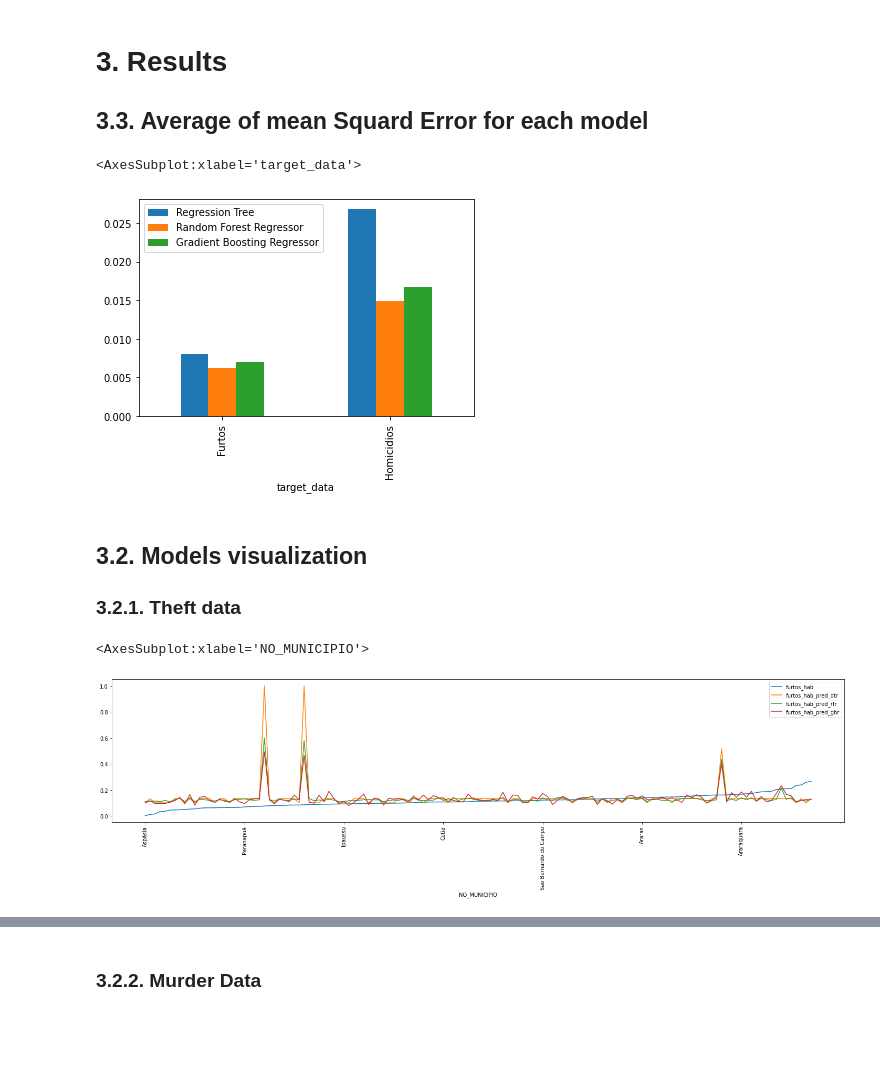
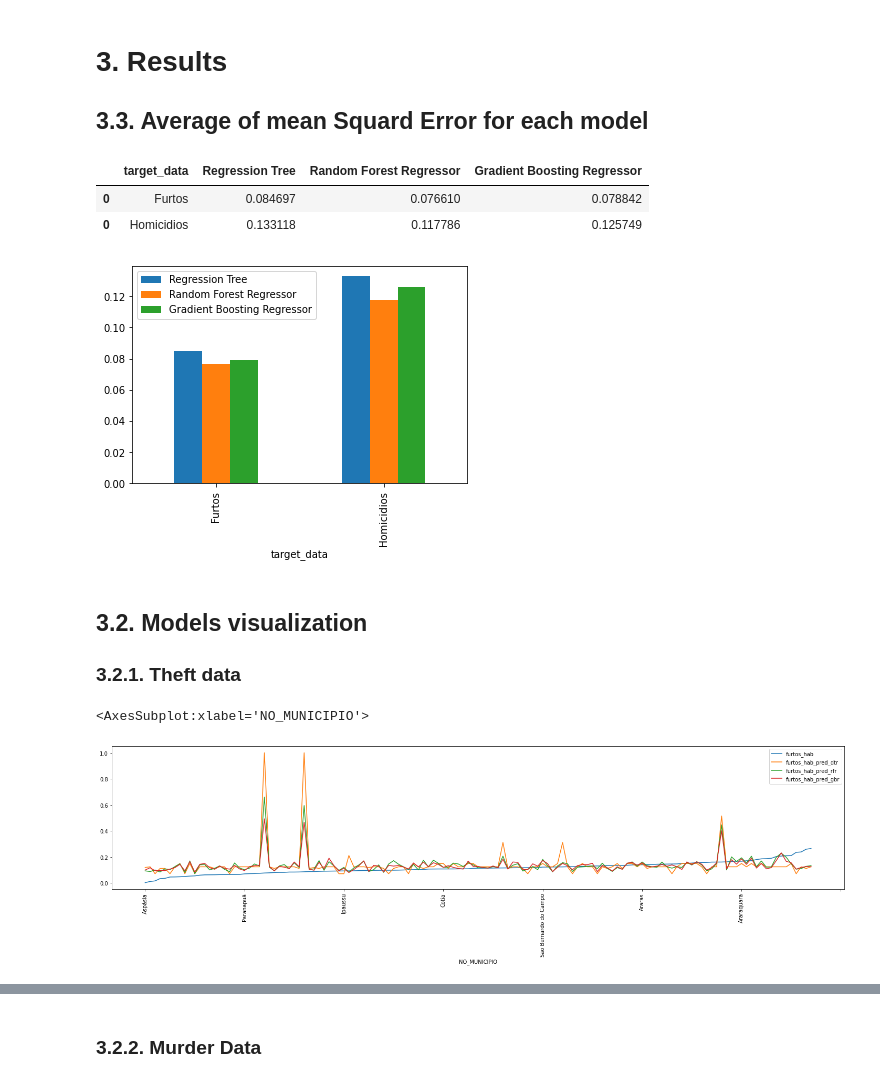
Before and after one commit to CaioFerreiraB/sp_crime_and_education, a Jupyter notebook: models_analysis.ipynb, the cells around one changed output, grey strips where cells are left out. Cells and saved outputs as stored; diff of their text form; code cells hidden in the pictures; blank space fills up the shorter version.

Commit message:
change error metric

```diff
--- a/models_analysis.ipynb
+++ b/models_analysis.ipynb
@@ -44,7 +44,7 @@ def dtr_model(X, y):
 
     dtr = DecisionTreeRegressor(max_depth=best_params["max_depth"], random_state=False)
     # Perform K-Fold CV
-    scores = cross_val_score(dtr, X, y, cv=10, scoring='neg_mean_squared_error')
+    scores = cross_val_score(dtr, X, y, cv=10, scoring='neg_root_mean_squared_error')
 
     return scores, dtr, best_params
 
@@ -71,7 +71,7 @@ def rfr_model(X, y):
 
     rfr = RandomForestRegressor(max_depth=best_params["max_depth"], n_estimators=best_params["n_estimators"], random_state=False, verbose=False)
     # Perform K-Fold CV
-    scores = cross_val_score(rfr, X, y, cv=10, scoring='neg_mean_squared_error')
+    scores = cross_val_score(rfr, X, y, cv=10, scoring='neg_root_mean_squared_error')
 
     return scores, rfr, best_params
 
@@ -101,7 +101,7 @@ def gbr_model(X, y):
 
     gbr = GradientBoostingRegressor(max_depth=best_params["max_depth"], n_estimators=best_params["n_estimators"], random_state=False, verbose=False)
     # Perform K-Fold CV
-    scores = cross_val_score(gbr, X, y, cv=10, scoring='neg_mean_squared_error')
+    scores = cross_val_score(gbr, X, y, cv=10, scoring='neg_root_mean_squared_error')
 
     return scores, gbr, best_params
 
@@ -115,21 +115,24 @@ Wall time: 25min 12s
 # %%
 dict_scores_furtos = {'Regression Tree': np.abs(dtr_scores_furtos), 'Random Forest Regressor': np.abs(rfr_scores_furtos),
                       'Gradient Boosting Regressor': np.abs(gbr_scores_furtos)}
 df_scores_furtos = pd.DataFrame(dict_scores_furtos)
 df_scores_furtos['target_data'] = 'Furtos'
 
 dict_scores_homicidios = {'Regression Tree': np.abs(dtr_scores_homicidios), 'Random Forest Regressor': np.abs(rfr_scores_homicidios),
                           'Gradient Boosting Regressor': np.abs(gbr_scores_homicidios)}
 df_scores_homicidios = pd.DataFrame(dict_scores_homicidios)
 df_scores_homicidios['target_data'] = 'Homicidios'
 
 df_avg_scores = pd.concat([df_scores_furtos.groupby('target_data', as_index=False).mean(),
                            df_scores_homicidios.groupby('target_data', as_index=False).mean()])
 
 df_avg_scores.plot.bar(x='target_data')
+df_avg_scores
 # %% [output]
-<AxesSubplot:xlabel='target_data'>
+|  | target_data | Regression Tree | Random Forest Regressor | Gradient Boosting Regressor |
+| 0 | Furtos | 0.084697 | 0.076610 | 0.078842 |
+| 0 | Homicidios | 0.133118 | 0.117786 | 0.125749 |
-[figure, old version]
+[figure, new version]
 # %% [markdown]
 ## 3.2. Models visualization
 ### 3.2.1. Theft data
@@ -151,11 +154,11 @@ df_test['residuals_pred_dtr'] = df_test['furtos_hab'] - df_test['furtos_hab_pred
 ci_dtr = np.quantile(df_test['residuals_pred_dtr'], 1 - alpha)
 
 if ci_dtr >= 0:
-    df_test['upper_dtr'] = df_test['furtos_hab'] + ci_dtr
-    df_test['lower_dtr'] = df_test['furtos_hab'] - ci_dtr
+    df_test['upper_dtr'] = df_test['furtos_hab_pred_dtr'] + ci_dtr
+    df_test['lower_dtr'] = df_test['furtos_hab_pred_dtr'] - ci_dtr
 else:
-    df_test['upper_dtr'] = df_test['furtos_hab'] - ci_dtr
-    df_test['lower_dtr'] = df_test['furtos_hab'] + ci_dtr
+    df_test['upper_dtr'] = df_test['furtos_hab_pred_dtr'] - ci_dtr
+    df_test['lower_dtr'] = df_test['furtos_hab_pred_dtr'] + ci_dtr
 
 # Random Forest Regressor
 rfr = RandomForestRegressor(max_depth=rfr_best_params_furtos["max_depth"], n_estimators=rfr_best_params_furtos["n_estimators"], random_state=False, verbose=False)
@@ -165,11 +168,11 @@ df_test['residuals_pred_rfr'] = df_test['furtos_hab'] - df_test['furtos_hab_pred
 ci_rfr = np.quantile(df_test['residuals_pred_rfr'], 1 - alpha)
 
 if ci_rfr >= 0:
-    df_test['upper_rfr'] = df_test['furtos_hab'] + ci_rfr
-    df_test['lower_rfr'] = df_test['furtos_hab'] - ci_rfr
+    df_test['upper_rfr'] = df_test['furtos_hab_pred_rfr'] + ci_rfr
+    df_test['lower_rfr'] = df_test['furtos_hab_pred_rfr'] - ci_rfr
 else:
-    df_test['upper_rfr'] = df_test['furtos_hab'] - ci_rfr
-    df_test['lower_rfr'] = df_test['furtos_hab'] + ci_rfr
+    df_test['upper_rfr'] = df_test['furtos_hab_pred_rfr'] - ci_rfr
+    df_test['lower_rfr'] = df_test['furtos_hab_pred_rfr'] + ci_rfr
 
 # Gradient Boosting Regressor
 gbr = RandomForestRegressor(max_depth=gbr_best_params_furtos["max_depth"], n_estimators=gbr_best_params_furtos["n_estimators"], random_state=False, verbose=False)
@@ -179,18 +182,19 @@ df_test['residuals_pred_gbr'] = df_test['furtos_hab'] - df_test['furtos_hab_pred
 ci_gbr = np.quantile(df_test['residuals_pred_gbr'], 1 - alpha)
 
 if ci_rfr >= 0:
-    df_test['upper_gbr'] = df_test['furtos_hab'] + ci_gbr
-    df_test['lower_gbr'] = df_test['furtos_hab'] - ci_gbr
+    df_test['upper_gbr'] = df_test['furtos_hab_pred_gbr'] + ci_gbr
+    df_test['lower_gbr'] = df_test['furtos_hab_pred_gbr'] - ci_gbr
 else:
-    df_test['upper_gbr'] = df_test['furtos_hab'] - ci_gbr
-    df_test['lower_gbr'] = df_test['furtos_hab'] + ci_gbr
+    df_test['upper_gbr'] = df_test['furtos_hab_pred_gbr'] - ci_gbr
+    df_test['lower_gbr'] = df_test['furtos_hab_pred_gbr'] + ci_gbr
 
 
 
-df_test[['NO_MUNICIPIO', 'furtos_hab', 'furtos_hab_pred_dtr', 'furtos_hab_pred_rfr', 'furtos_hab_pred_gbr']].sort_values('furtos_hab').plot.line(x='NO_MUNICIPIO', figsize=(25, 5), rot=90)
+df_test[['NO_MUNICIPIO', 'furtos_hab', 'furtos_hab_pred_dtr', 'furtos_hab_pred_rfr',
+         'furtos_hab_pred_gbr']].sort_values('furtos_hab').plot.line(x='NO_MUNICIPIO', figsize=(25, 5), rot=90)
 # %% [output]
 <AxesSubplot:xlabel='NO_MUNICIPIO'>
-[figure, old version]
+[figure, new version]
 # %%
 df_temp = df_test[['NO_MUNICIPIO', 'furtos_hab', 'furtos_hab_pred_dtr', 'furtos_hab_pred_rfr', 'furtos_hab_pred_gbr',
                    'upper_dtr', 'lower_dtr', 'upper_rfr', 'lower_rfr', 'upper_gbr', 'lower_gbr']].sort_values('furtos_hab')
```
Also changed, not shown: parts of 6 cells of this notebook, 1 other file.
